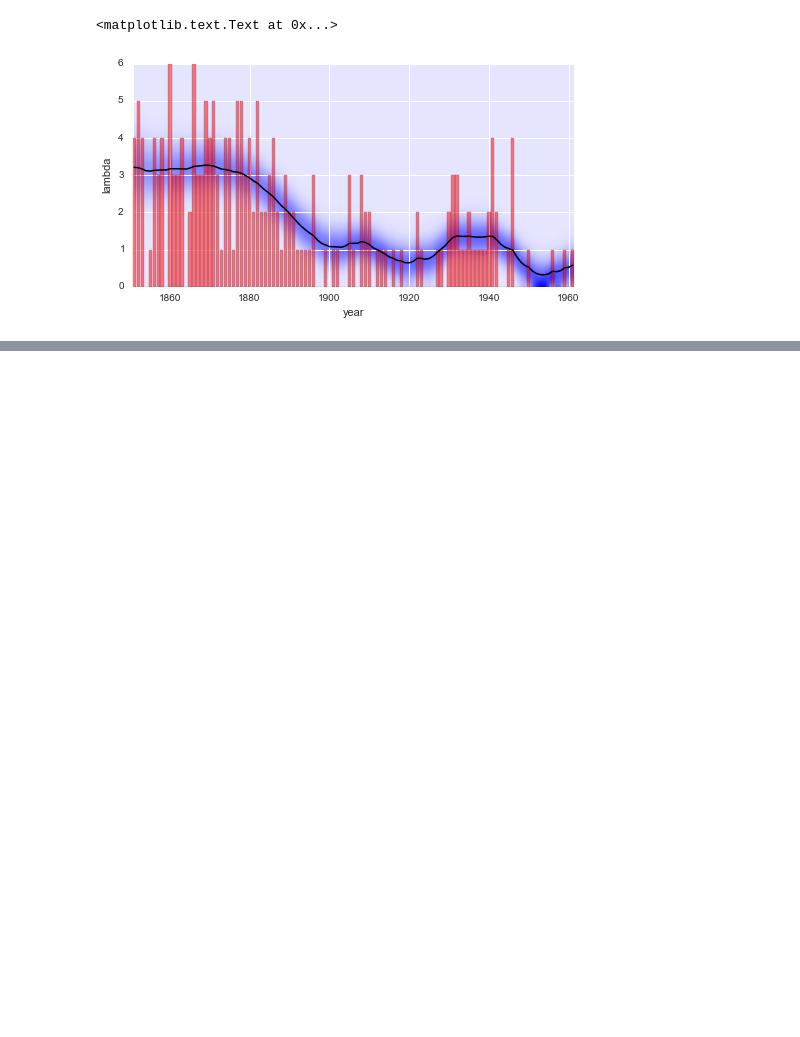
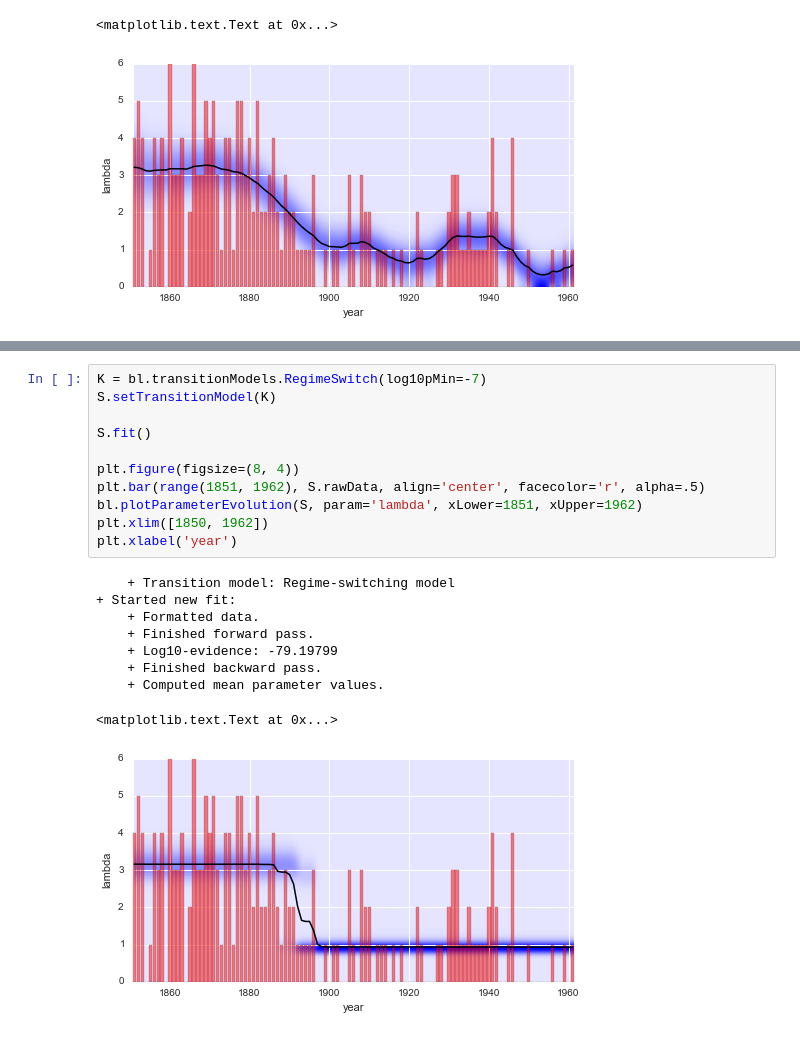
Before and after one commit to christophmark/bayesloop, a Jupyter notebook: docs/bayesloop_tutorial.ipynb, the cells around one changed output, grey strips where cells are left out. Cells and saved outputs as stored; diff of their text form; blank space fills up the shorter version.

```diff
--- a/docs/bayesloop_tutorial.ipynb
+++ b/docs/bayesloop_tutorial.ipynb
@@ -151,0 +287,21 @@ From this first analysis, we may conclude that before $1880$, an average of $\ap
+# %%
+K = bl.transitionModels.RegimeSwitch(log10pMin=-7)
+S.setTransitionModel(K)
+
+S.fit()
+
+plt.figure(figsize=(8, 4))
+plt.bar(range(1851, 1962), S.rawData, align='center', facecolor='r', alpha=.5)
+bl.plotParameterEvolution(S, param='lambda', xLower=1851, xUpper=1962)
+plt.xlim([1850, 1962])
+plt.xlabel('year')
+# %% [output]
+    + Transition model: Regime-switching model
++ Started new fit:
+    + Formatted data.
+    + Finished forward pass.
+    + Log10-evidence: -79.19799
+    + Finished backward pass.
+    + Computed mean parameter values.
+<matplotlib.text.Text at 0x...>
+[figure, added]
```
Also changed, not shown: parts of 20 cells of this notebook.
